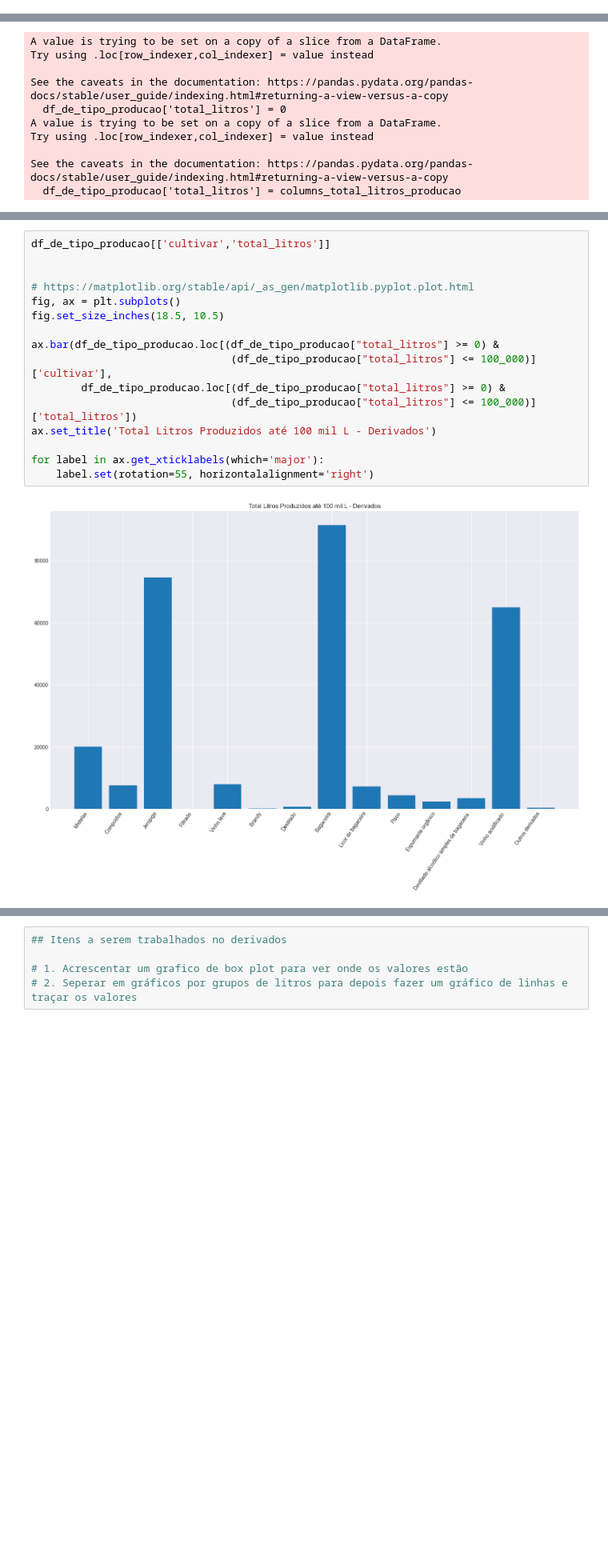
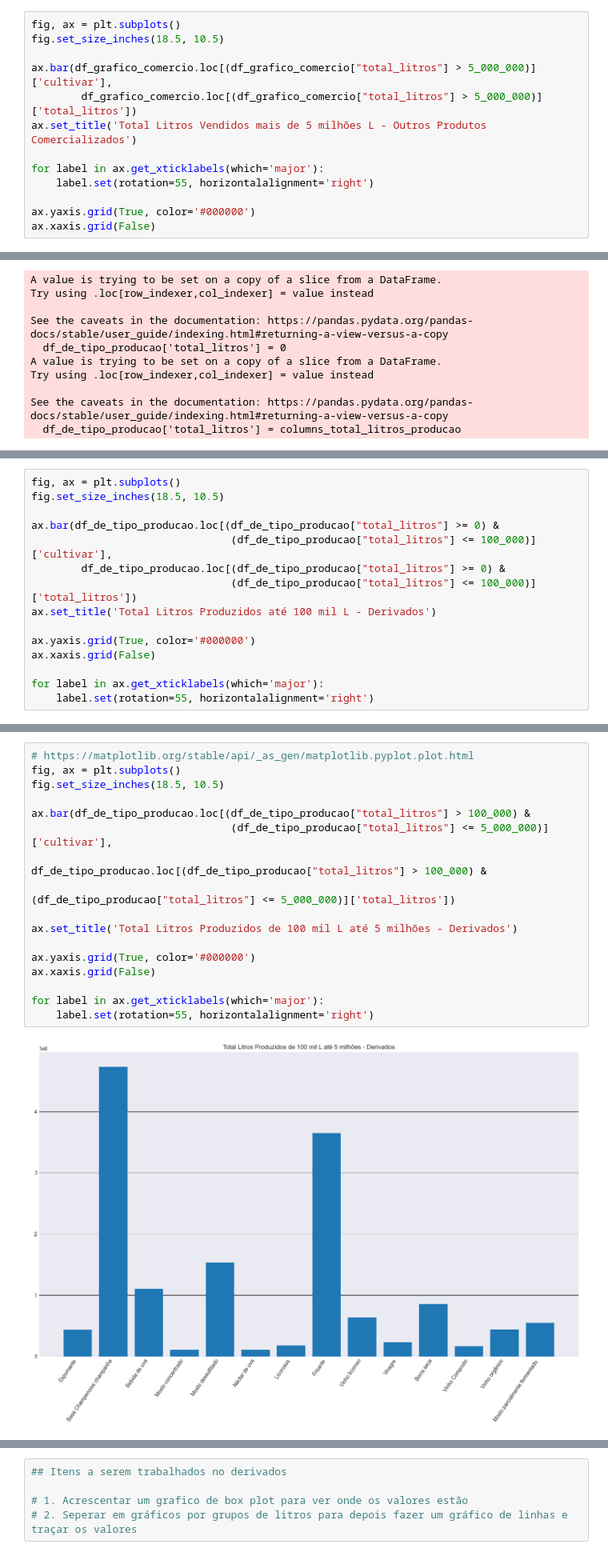
Before and after one commit to almeida25/data_analysis_vinicula, a Jupyter notebook: comercio_producao_analise.ipynb, the cells around one changed output, grey strips where cells are left out. Shown at 80% size. Cells and saved outputs as stored; diff of their text form; blank space fills up the shorter version.

```diff
--- a/comercio_producao_analise.ipynb
+++ b/comercio_producao_analise.ipynb
@@ -408,0 +668,13 @@ plt.legend(df_grafico_comercio.index)
+# %%
+fig, ax = plt.subplots()
+fig.set_size_inches(18.5, 10.5)
+
+ax.bar(df_grafico_comercio.loc[(df_grafico_comercio["total_litros"] > 5_000_000)]['cultivar'],
+        df_grafico_comercio.loc[(df_grafico_comercio["total_litros"] > 5_000_000)]['total_litros'])
+ax.set_title('Total Litros Vendidos mais de 5 milhões L - Outros Produtos Comercializados')
+
+for label in ax.get_xticklabels(which='major'):
+    label.set(rotation=55, horizontalalignment='right')
+
+ax.yaxis.grid(True, color='#000000')
+ax.xaxis.grid(False)
@@ -719,0 +1023,15 @@ df_de_tipo_producao[['cultivar', 'total_litros']].sort_values(by='total_litros',
+# %%
+fig, ax = plt.subplots()
+fig.set_size_inches(18.5, 10.5)
+
+ax.bar(df_de_tipo_producao.loc[(df_de_tipo_producao["total_litros"] >= 0) &
+                                (df_de_tipo_producao["total_litros"] <= 100_000)]['cultivar'],
+        df_de_tipo_producao.loc[(df_de_tipo_producao["total_litros"] >= 0) &
+                                (df_de_tipo_producao["total_litros"] <= 100_000)]['total_litros'])
+ax.set_title('Total Litros Produzidos até 100 mil L - Derivados')
+
+ax.yaxis.grid(True, color='#000000')
+ax.xaxis.grid(False)
+
+for label in ax.get_xticklabels(which='major'):
+    label.set(rotation=55, horizontalalignment='right')
@@ -720,18 +1060,19 @@ df_de_tipo_producao[['cultivar', 'total_litros']].sort_values(by='total_litros',
 # %%
-df_de_tipo_producao[['cultivar','total_litros']]
-
-
 # https://matplotlib.org/stable/api/_as_gen/matplotlib.pyplot.plot.html
 fig, ax = plt.subplots()
 fig.set_size_inches(18.5, 10.5)
 
-ax.bar(df_de_tipo_producao.loc[(df_de_tipo_producao["total_litros"] >= 0) &
-                                (df_de_tipo_producao["total_litros"] <= 100_000)]['cultivar'],
-        df_de_tipo_producao.loc[(df_de_tipo_producao["total_litros"] >= 0) &
-                                (df_de_tipo_producao["total_litros"] <= 100_000)]['total_litros'])
-ax.set_title('Total Litros Produzidos até 100 mil L - Derivados')
+ax.bar(df_de_tipo_producao.loc[(df_de_tipo_producao["total_litros"] > 100_000) &
+                                (df_de_tipo_producao["total_litros"] <= 5_000_000)]['cultivar'],
+                                df_de_tipo_producao.loc[(df_de_tipo_producao["total_litros"] > 100_000) &
+                                                         (df_de_tipo_producao["total_litros"] <= 5_000_000)]['total_litros'])
+
+ax.set_title('Total Litros Produzidos de 100 mil L até 5 milhões - Derivados')
+
+ax.yaxis.grid(True, color='#000000')
+ax.xaxis.grid(False)
 
 for label in ax.get_xticklabels(which='major'):
     label.set(rotation=55, horizontalalignment='right')
 # %% [output]
-[figure, old version]
+[figure, new version]
```
Also changed, not shown: parts of 113 cells of this notebook.
